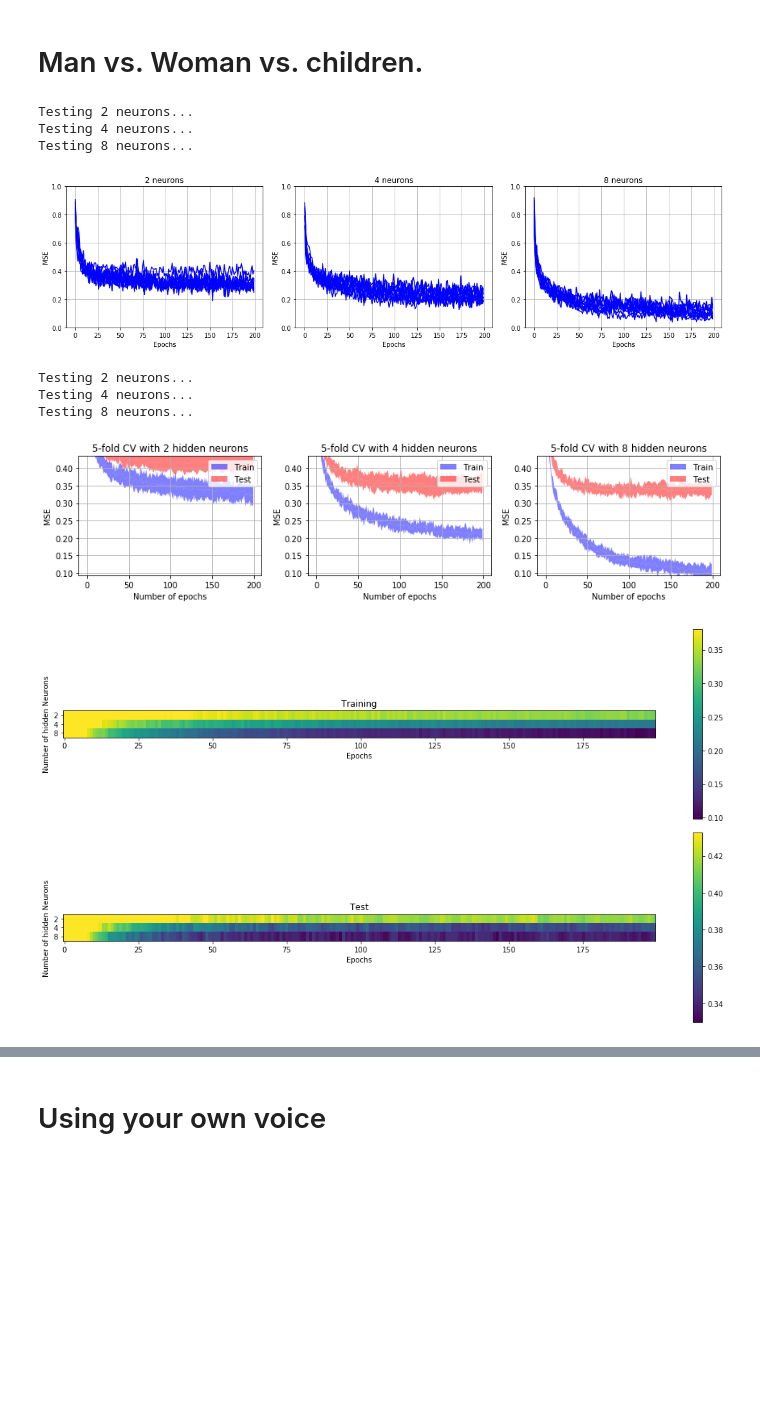
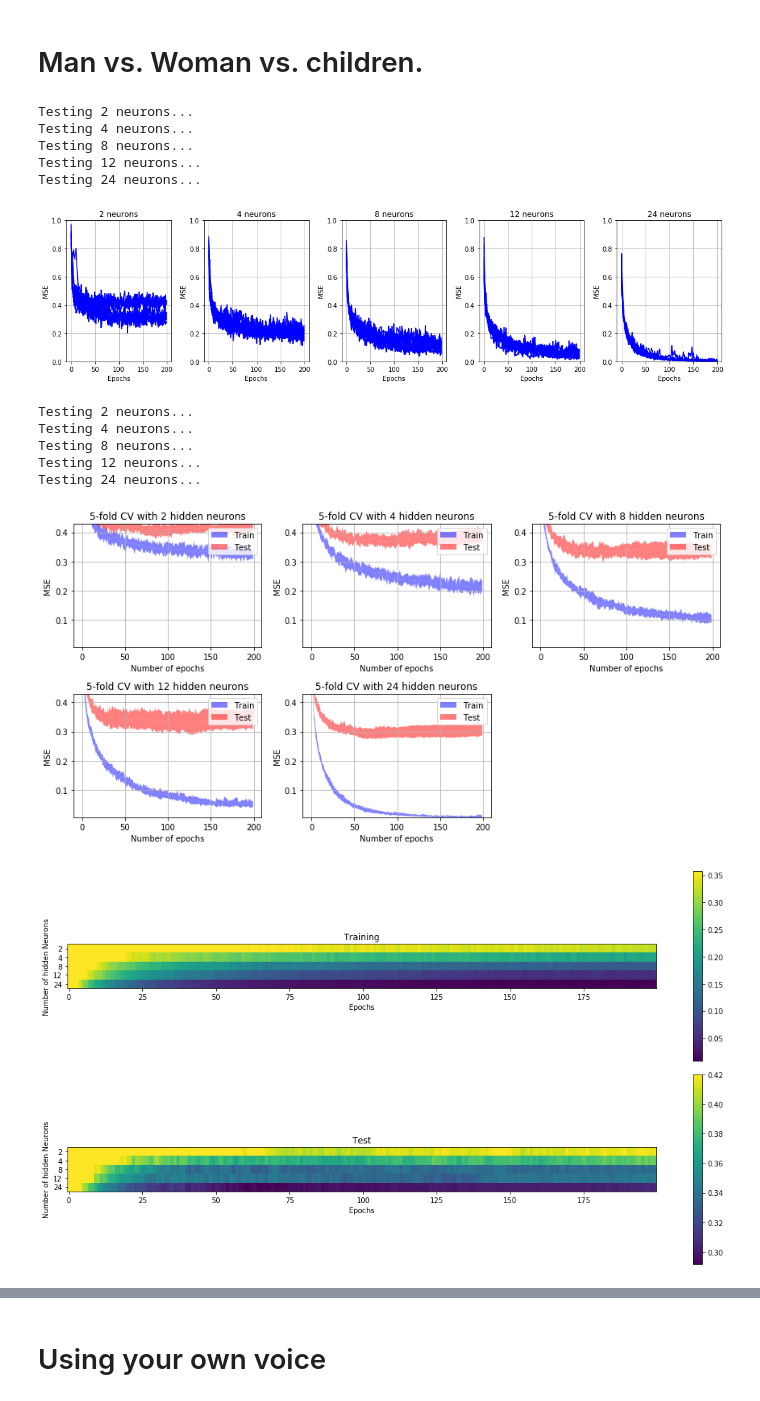
Before and after one commit to Jael24/MLG_Labo_3, a Jupyter notebook: PW4/Lab_4.ipynb, the cells around one changed output, grey strips where cells are left out. Cells and saved outputs as stored; diff of their text form; code cells hidden in the pictures; blank space fills up the shorter version.

Commit message:
graphs rerun

```diff
--- a/PW4/Lab_4.ipynb
+++ b/PW4/Lab_4.ipynb
@@ -266,20 +266,24 @@ Confusion matrix:
 # %% [markdown]
 # Man vs. Woman vs. children.
 # %%
-explore_epochs(part3_ar, n_outputs=3)
+explore_epochs(part3_ar, n_outputs=3, n_neurons=[2,4,8,12,24])
 # %% [output]
 Testing 2 neurons...
 Testing 4 neurons...
 Testing 8 neurons...
+Testing 12 neurons...
+Testing 24 neurons...
-[figure, old version]
+[figure, new version]
 # %%
-explore_hidden_neurons(part3_ar, n_outputs=3)
+explore_hidden_neurons(part3_ar, n_outputs=3, n_neurons=[2,4,8,12,24])
 # %% [output]
 Testing 2 neurons...
 Testing 4 neurons...
 Testing 8 neurons...
+Testing 12 neurons...
+Testing 24 neurons...
-[figure, old version]
+[figure, new version]
-[figure, old version]
+[figure, new version]
 # %%
 confusion_matrix_kfold(part3_ar, n_outputs=3)
 # %% [output]
```
Also changed, not shown: parts of 10 cells of this notebook.
